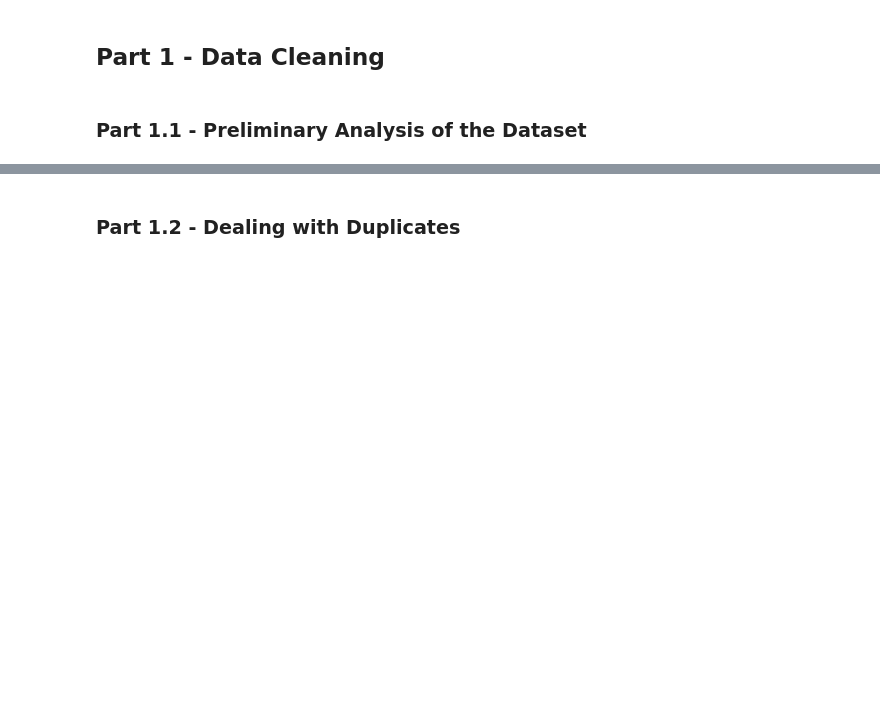
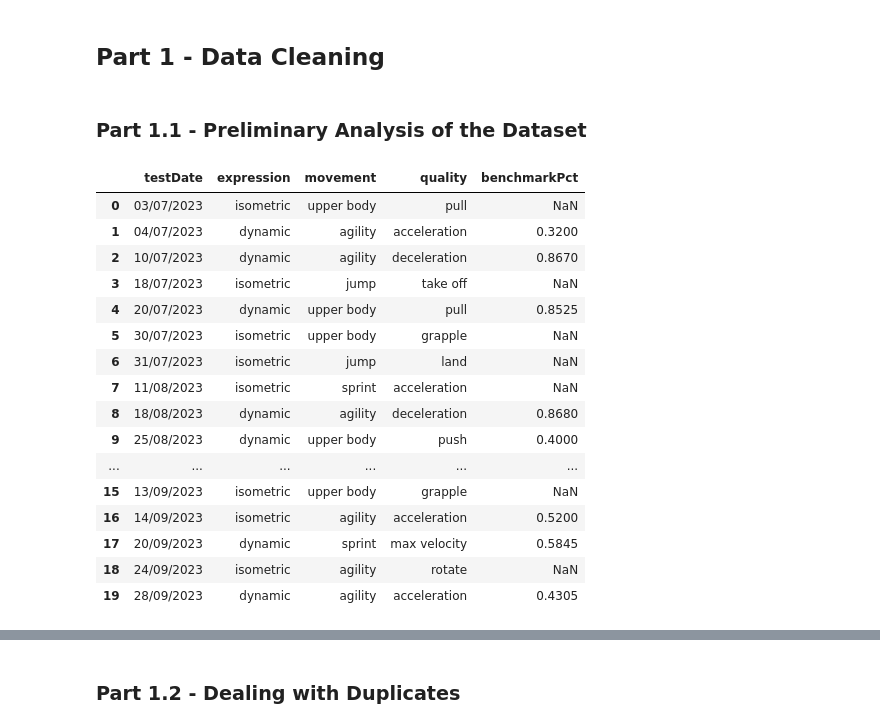
Before and after one commit to thomasrenwickm/Sports-Analytics-Project, a Jupyter notebook: EDA/physical_capability.ipynb, the cells around one changed output, grey strips where cells are left out. Cells and saved outputs as stored; diff of their text form; code cells hidden in the pictures; blank space fills up the shorter version.

```diff
--- a/EDA/physical_capability.ipynb
+++ b/EDA/physical_capability.ipynb
@@ -42,4 +42,22 @@ physical_capability_data = pd.read_csv('../data/CFC Physical Capability Data_ (1
 <a id='1.1'></a>
 ### Part 1.1 - Preliminary Analysis of the Dataset
 # %%
-physical_capability_data.head()
+physical_capability_data.head(20)
+# %% [output]
+|  | testDate | expression | movement | quality | benchmarkPct |
+| 0 | 03/07/2023 | isometric | upper body | pull | NaN |
+| 1 | 04/07/2023 | dynamic | agility | acceleration | 0.3200 |
+| 2 | 10/07/2023 | dynamic | agility | deceleration | 0.8670 |
+| 3 | 18/07/2023 | isometric | jump | take off | NaN |
+| 4 | 20/07/2023 | dynamic | upper body | pull | 0.8525 |
+| 5 | 30/07/2023 | isometric | upper body | grapple | NaN |
+| 6 | 31/07/2023 | isometric | jump | land | NaN |
+| 7 | 11/08/2023 | isometric | sprint | acceleration | NaN |
+| 8 | 18/08/2023 | dynamic | agility | deceleration | 0.8680 |
+| 9 | 25/08/2023 | dynamic | upper body | push | 0.4000 |
+| ... | ... | ... | ... | ... | ... |
+| 15 | 13/09/2023 | isometric | upper body | grapple | NaN |
+| 16 | 14/09/2023 | isometric | agility | acceleration | 0.5200 |
+| 17 | 20/09/2023 | dynamic | sprint | max velocity | 0.5845 |
+| 18 | 24/09/2023 | isometric | agility | rotate | NaN |
+| 19 | 28/09/2023 | dynamic | agility | acceleration | 0.4305 |
```
Also changed, not shown: parts of 3 cells of this notebook, 2 other files.
